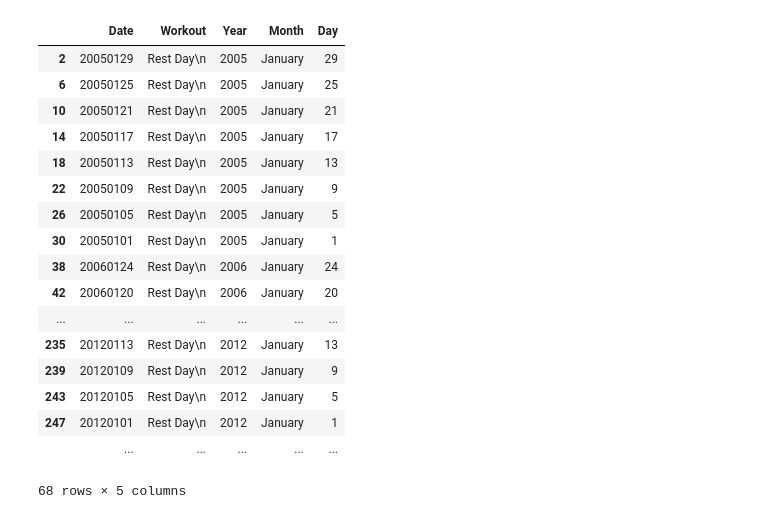
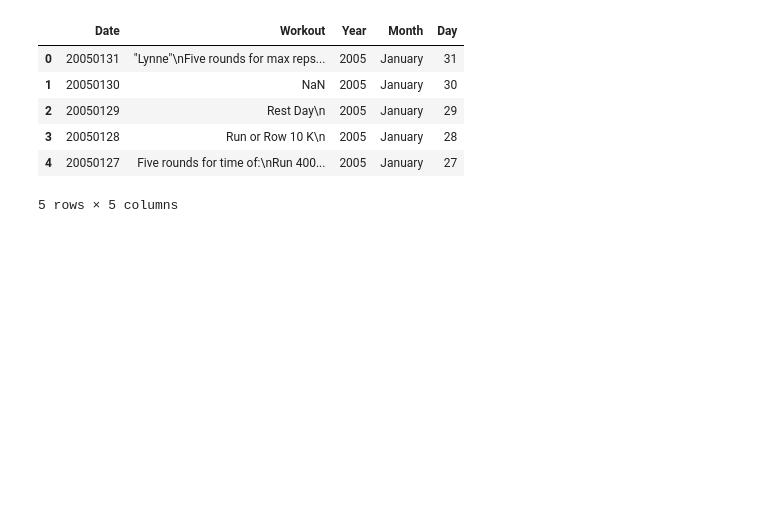
Before and after one commit to jasti/crossparser, a Jupyter notebook: ipython_notebook_crossparser.ipynb, the cells around one changed output. Saved outputs shown, nothing was run; the diff lists cells and outputs as text; code cells hidden in the pictures; blank space fills up the shorter version.

```diff
--- a/ipython_notebook_crossparser.ipynb
+++ b/ipython_notebook_crossparser.ipynb
@@ -117,25 +115,15 @@ Workout    278
 dtype: int64
 # %%
 df['Year'],df['Month'],df['Day'] = zip(*df['Date'].map(splitDate))
+# %%
+df.head()
+# %% [output]
+|  | Date | Workout | Year | Month | Day |
+| 0 | 20050131 | "Lynne"\nFive rounds for max reps... | 2005 | January | 31 |
+| 1 | 20050130 | NaN | 2005 | January | 30 |
+| 2 | 20050129 | Rest Day\n | 2005 | January | 29 |
+| 3 | 20050128 | Run or Row 10 K\n | 2005 | January | 28 |
+| 4 | 20050127 | Five rounds for time of:\nRun 400... | 2005 | January | 27 |
+5 rows × 5 columns
 # %%
-
-df[df.Workout =="Rest Day\n"]
+dfRest=df[df.Workout== "Rest Day\n"]
-# %% [output]
-|  | Date | Workout | Year | Month | Day |
-| 2 | 20050129 | Rest Day\n | 2005 | January | 29 |
-| 6 | 20050125 | Rest Day\n | 2005 | January | 25 |
-| 10 | 20050121 | Rest Day\n | 2005 | January | 21 |
-| 14 | 20050117 | Rest Day\n | 2005 | January | 17 |
-| 18 | 20050113 | Rest Day\n | 2005 | January | 13 |
-| 22 | 20050109 | Rest Day\n | 2005 | January | 9 |
-| 26 | 20050105 | Rest Day\n | 2005 | January | 5 |
-| 30 | 20050101 | Rest Day\n | 2005 | January | 1 |
-| 38 | 20060124 | Rest Day\n | 2006 | January | 24 |
-| 42 | 20060120 | Rest Day\n | 2006 | January | 20 |
-| ... | ... | ... | ... | ... | ... |
-| 235 | 20120113 | Rest Day\n | 2012 | January | 13 |
-| 239 | 20120109 | Rest Day\n | 2012 | January | 9 |
-| 243 | 20120105 | Rest Day\n | 2012 | January | 5 |
-| 247 | 20120101 | Rest Day\n | 2012 | January | 1 |
-|  | ... | ... | ... | ... | ... |
-68 rows × 5 columns
```
Also changed, not shown: parts of 9 cells of this notebook, 1 other file.
